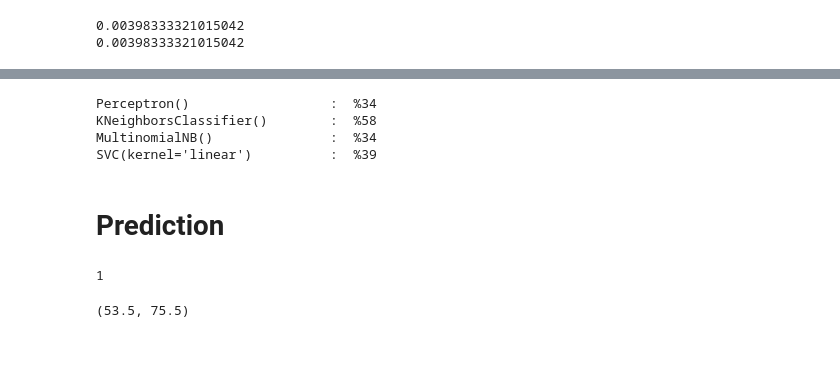
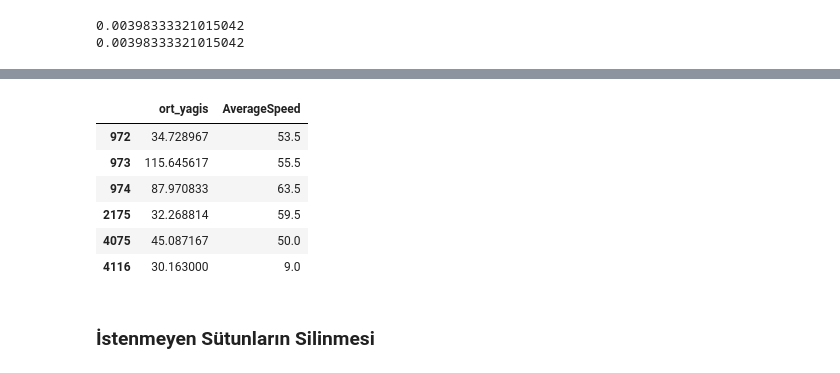
Before and after one commit to mdurmuss/data-engineering-final-project, a Jupyter notebook: ml-model.ipynb, the cells around one changed output, grey strips where cells are left out. Drawn from its saved outputs; the diff is of its cells as text; code cells hidden in the pictures.

```diff
--- a/ml-model.ipynb
+++ b/ml-model.ipynb
@@ -508,4 +459,0 @@ df.head()
-# %%
-df.drop(['DateTime', 'SegmentID', 'SegmentDirection'], axis=1, inplace=True)
-# %%
-df.drop(['Year', 'AverageSpeed', 'DayName', 'period', 'tarih', 'saat'], axis=1, inplace=True)
@@ -521,2 +459,0 @@ df.head()
-# %%
-df.drop(['ort_sicaklik', 'ort_nem', 'ort_ruzgar'], inplace=True, axis=1)
@@ -549,3 +459,0 @@ Index(['Month', 'Day', 'Hour', 'IsNationalHoliday', 'IsWeekend',
-# %%
-df = df[['Month', 'Day', 'Hour', 'IsNationalHoliday', 'IsWeekend',
-       'IsSchoolHoliday', 'AverageRain', 'label']]
@@ -605,21 +459,0 @@ from sklearn import svm  # support vector classification = SVC
-# %%
-y = df['label'].values
-X = df.drop(['label'], axis=1)
-
-X_train, X_test, Y_train, Y_test = train_test_split(X,
-                                                    y,
-                                                    test_size=0.2,
-                                                    random_state=13)
-
-# kullandığımız tüm modellerin başarı oranlarını gösterelim.
-for model in [Perceptron(), KNeighborsClassifier(), MultinomialNB(), svm.SVC(kernel="linear")]:
-    model.fit(X_train, Y_train)
-    score = int(model.score(X_test, Y_test) * 100)
-    print(f'{str(model):30}:  %{score}')
-# %% [output]
-Perceptron()                  :  %34
-KNeighborsClassifier()        :  %58
-MultinomialNB()               :  %34
-SVC(kernel='linear')          :  %39
-# %% [markdown]
-# Prediction
@@ -628,9 +460,13 @@ test_example = X_train.loc[X_train['AverageRain'] > 100]
-# %%
-result_label = model.predict(test_example)[0]
-result_label
-# %% [output]
-1
-# %%
-copy_df.loc[copy_df['label'] == result_label]['AverageSpeed'].min(), copy_df.loc[copy_df['label'] == result_label]['AverageSpeed'].max()
-# %% [output]
-(53.5, 75.5)
+# %%
+# ortalama yağış yüksek olsa da hız çok düşmemiş.
+df.loc[df['ort_yagis'] > 30][['ort_yagis', 'AverageSpeed']]
+# %% [output]
+|  | ort_yagis | AverageSpeed |
+| 972 | 34.728967 | 53.5 |
+| 973 | 115.645617 | 55.5 |
+| 974 | 87.970833 | 63.5 |
+| 2175 | 32.268814 | 59.5 |
+| 4075 | 45.087167 | 50.0 |
+| 4116 | 30.163000 | 9.0 |
+# %% [markdown]
+### İstenmeyen Sütunların Silinmesi
```
Also changed, not shown: parts of 61 cells of this notebook.
